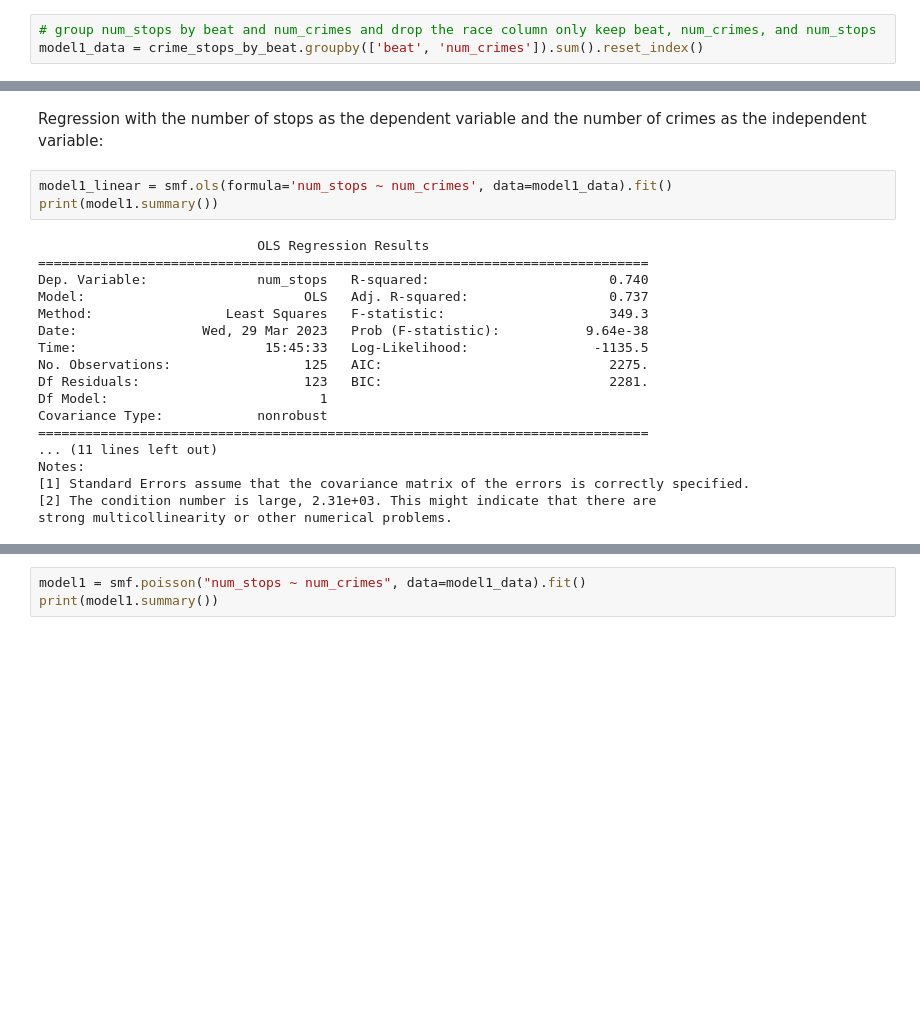
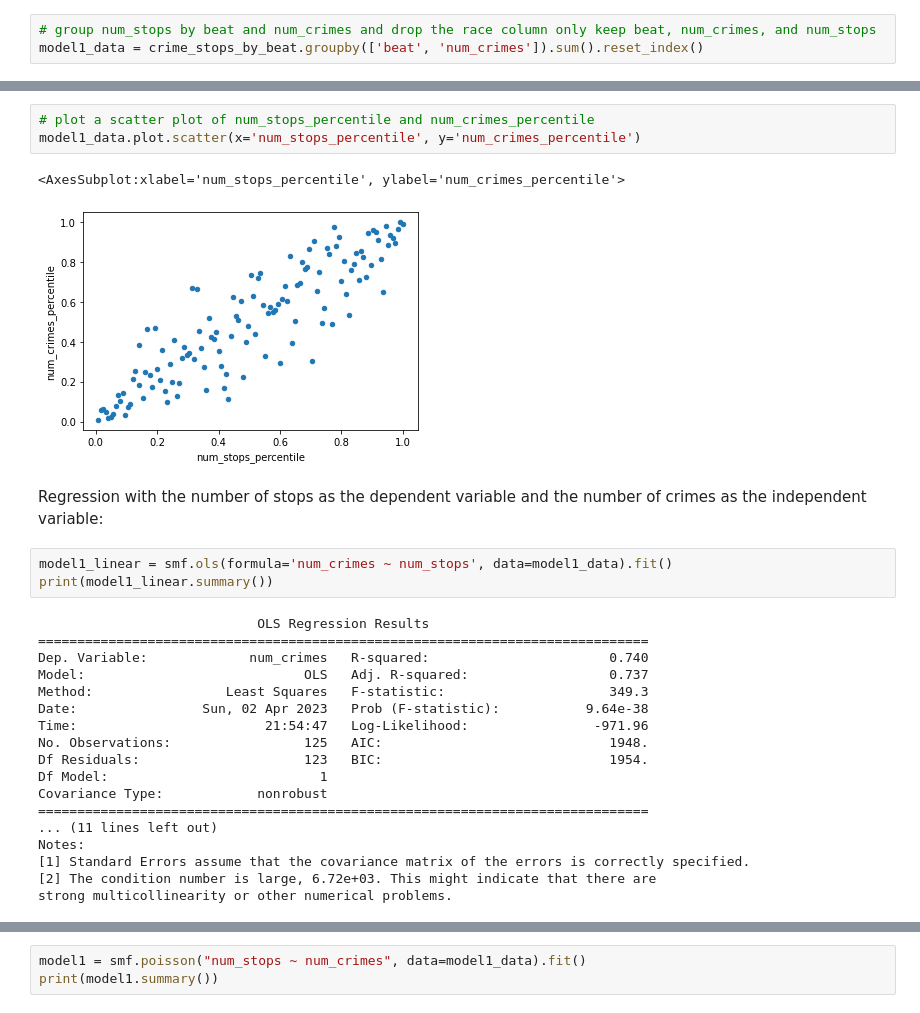
Before and after one commit to aldabbagh/DPI617, a Jupyter notebook: starter.ipynb, the cells around one changed output, grey strips where cells are left out. Drawn from its saved outputs; the diff is of its cells as text; blank space fills up the shorter version.

```diff
--- a/starter.ipynb
+++ b/starter.ipynb
@@ -207,23 +222,29 @@ model1_data.plot.scatter(x='num_crimes', y='num_stops')
+# %%
+# plot a scatter plot of num_stops_percentile and num_crimes_percentile
+model1_data.plot.scatter(x='num_stops_percentile', y='num_crimes_percentile')
+# %% [output]
+<AxesSubplot:xlabel='num_stops_percentile', ylabel='num_crimes_percentile'>
+[figure, added]
 # %% [markdown]
 Regression with the number of stops as the dependent variable and the number of crimes as the independent variable:
 # %%
-model1_linear = smf.ols(formula='num_stops ~ num_crimes', data=model1_data).fit()
-print(model1.summary())
+model1_linear = smf.ols(formula='num_crimes ~ num_stops', data=model1_data).fit()
+print(model1_linear.summary())
 # %% [output]
                             OLS Regression Results
 ==============================================================================
-Dep. Variable:              num_stops   R-squared:                       0.740
+Dep. Variable:             num_crimes   R-squared:                       0.740
 Model:                            OLS   Adj. R-squared:                  0.737
 Method:                 Least Squares   F-statistic:                     349.3
-Date:                Wed, 29 Mar 2023   Prob (F-statistic):           9.64e-38
-Time:                        15:45:33   Log-Likelihood:                -1135.5
-No. Observations:                 125   AIC:                             2275.
-Df Residuals:                     123   BIC:                             2281.
+Date:                Sun, 02 Apr 2023   Prob (F-statistic):           9.64e-38
+Time:                        21:54:47   Log-Likelihood:                -971.96
+No. Observations:                 125   AIC:                             1948.
+Df Residuals:                     123   BIC:                             1954.
 Df Model:                           1
 Covariance Type:            nonrobust
 ==============================================================================
 ... (11 lines left out)
 Notes:
 [1] Standard Errors assume that the covariance matrix of the errors is correctly specified.
-[2] The condition number is large, 2.31e+03. This might indicate that there are
+[2] The condition number is large, 6.72e+03. This might indicate that there are
 strong multicollinearity or other numerical problems.
```
Also changed, not shown: parts of 4 cells of this notebook, 2 other files.
